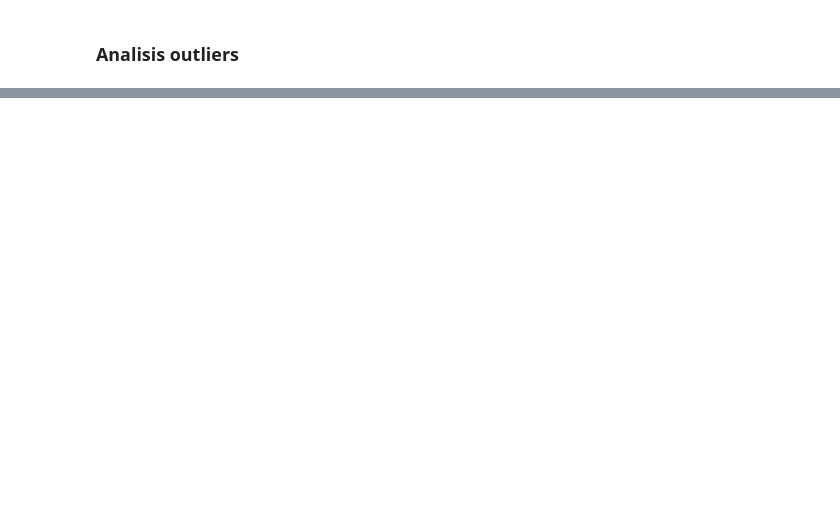
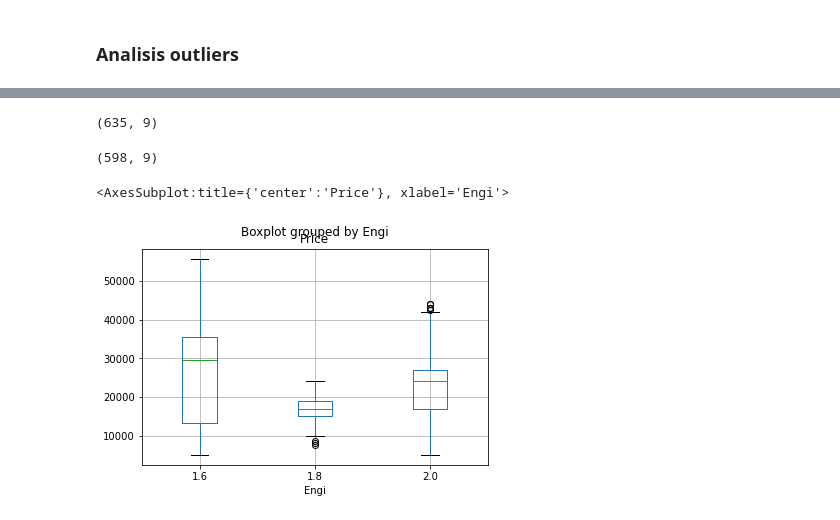
Before and after one commit to Gonzabarbot/Car_pricing, a Jupyter notebook: Car_pricing.ipynb, the cells around one changed output, grey strips where cells are left out. Drawn from its saved outputs; the diff is of its cells as text; code cells hidden in the pictures; blank space fills up the shorter version.

```diff
--- a/Car_pricing.ipynb
+++ b/Car_pricing.ipynb
@@ -1247,0 +203,16 @@ plt.show()
+# %%
+data.shape
+# %% [output]
+(635, 9)
+# %%
+data = data[data.outliers != False]
+# %%
+#Checking that the outliers have been deleted
+data.shape
+# %% [output]
+(598, 9)
+# %%
+data.boxplot(by='Engi',column= ['Price'])
+# %% [output]
+<AxesSubplot:title={'center':'Price'}, xlabel='Engi'>
+[figure, added]
```
Also changed, not shown: parts of 190 cells of this notebook.
